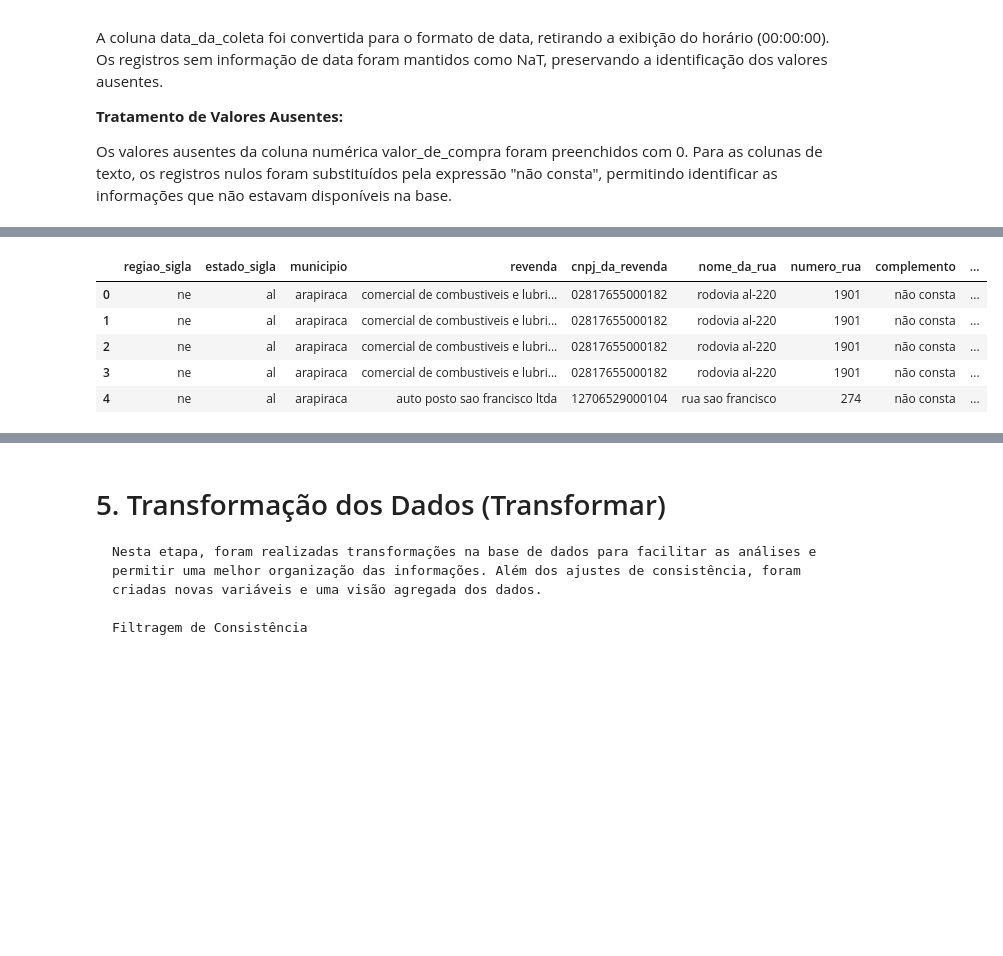
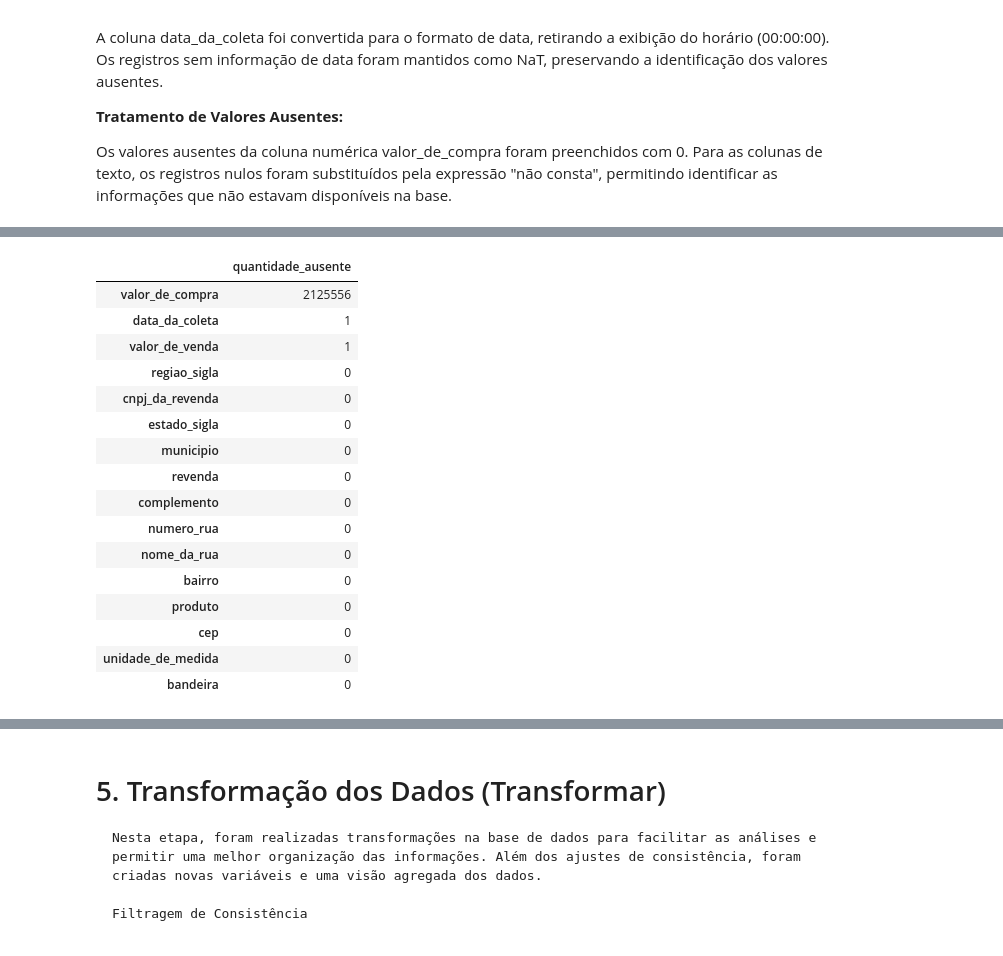
Before and after one commit to M-Eduarda-Souza/analise-de-combustiveis, a Jupyter notebook: notebooks/auditoria_dados.ipynb, the cells around one changed output, grey strips where cells are left out. Cells and saved outputs as stored; diff of their text form; code cells hidden in the pictures; blank space fills up the shorter version.

```diff
--- a/notebooks/auditoria_dados.ipynb
+++ b/notebooks/auditoria_dados.ipynb
@@ -170,51 +174,60 @@ Linhas duplicadas : 9129 ocorrencias exatas
    Os valores ausentes da coluna numérica valor_de_compra foram preenchidos com 0. Para as colunas de texto, os registros nulos foram substituídos pela expressão "não consta", permitindo identificar as informações que não estavam disponíveis na base.
 # %%
 df_unificado.columns = (
-    df_unificado.columns
+    df_unificado.columns.astype(str)
+    .str.strip()
     .str.lower()
-    .str.replace(' - ', '_')
-    .str.replace(' ', '_')
+    .str.replace(' - ', '_', regex=False)
+    .str.replace(' ', '_', regex=False)
+    .str.replace('-', '_', regex=False)
 )
 
-df_unificado = df_unificado.drop_duplicates()
+linhas_antes = len(df_unificado)
+df_unificado = df_unificado.drop_duplicates().copy()
+print(f"Duplicidades exatas removidas: {linhas_antes - len(df_unificado):,}")
 
-if 'valor_de_venda' in df_unificado.columns:
-    df_unificado['valor_de_venda'] = df_unificado['valor_de_venda'].astype(str).str.replace(',', '.')
-    df_unificado['valor_de_venda'] = pd.to_numeric(df_unificado['valor_de_venda'], errors='coerce')
+def converter_valor_monetario(serie):
+    valores = serie.astype('string').str.strip()
+    tem_virgula = valores.str.contains(',', regex=False, na=False)
 
-if 'cnpj_da_revenda' in df_unificado.columns:
-    df_unificado['cnpj_da_revenda'] = df_unificado['cnpj_da_revenda'].astype(str).str.replace(r'\D', '', regex=True)
-    df_unificado['cnpj_da_revenda'] = df_unificado['cnpj_da_revenda'].replace(['nan', ''], np.nan)
+    valores.loc[tem_virgula] = (
+        valores.loc[tem_virgula]
+        .str.replace('.', '', regex=False)
+        .str.replace(',', '.', regex=False)
+    )
+    return pd.to_numeric(valores, errors='coerce')
 
-if 'cep' in df_unificado.columns:
-    df_unificado['cep'] = df_unificado['cep'].astype(str).str.replace(r'\D', '', regex=True)
-    df_unificado['cep'] = df_unificado['cep'].replace(['nan', ''], np.nan)
+for coluna in ['valor_de_venda', 'valor_de_compra']:
+    if coluna in df_unificado.columns:
+        df_unificado[coluna] = converter_valor_monetario(df_unificado[coluna])
+
+for coluna in ['cnpj_da_revenda', 'cep']:
+    if coluna in df_unificado.columns:
+        identificador = df_unificado[coluna].astype('string').str.replace(r'\D', '', regex=True)
+        df_unificado[coluna] = identificador.replace('', pd.NA)
 
 if 'unidade_de_medida' in df_unificado.columns:
     df_unificado['unidade_de_medida'] = (
         df_unificado['unidade_de_medida']
-        .astype(str)
-        .str.replace('m3', 'm³')
-        .replace('nan', np.nan)
+        .astype('string').str.strip().str.lower()
+        .str.replace('m3', 'm³', regex=False)
     )
 
 if 'data_da_coleta' in df_unificado.columns:
-    df_unificado['data_da_coleta'] = pd.to_datetime(df_unificado['data_da_coleta'], format='%d/%m/%Y', errors='coerce')
-    df_unificado['data_da_coleta'] = df_unificado['data_da_coleta'].dt.date
+    df_unificado['data_da_coleta'] = pd.to_datetime(
+        df_unificado['data_da_coleta'], dayfirst=True, errors='coerce'
+    ).dt.normalize()
 
-colunas_numericas = df_unificado.select_dtypes(include=['float64', 'int64']).columns
 colunas_texto = df_unificado.select_dtypes(include=['object', 'string']).columns
+for coluna in colunas_texto:
+    df_unificado[coluna] = (
+        df_unificado[coluna].astype('string').str.strip().str.lower()
+        .fillna('não consta')
+    )
 
-df_unificado[colunas_numericas] = df_unificado[colunas_numericas].fillna(0)
-
-for col in colunas_texto:
-    if col == 'data_da_coleta':
-        continue
-
-    df_unificado[col] = df_unificado[col].fillna("não consta")
-    df_unificado[col] = df_unificado[col].astype(str).str.lower()
-
-print(" Limpeza concluída: datas, textos em minúsculas e CEP tratados!")
-print(f"Novas dimensões após limpeza: {df_unificado.shape[0]} linhas e {df_unificado.shape[1]} colunas")
+print("\nLimpeza concluída.")
+print(f"Dimensões após limpeza: {df_unificado.shape[0]:,} linhas e {df_unificado.shape[1]} colunas")
+print("\nAusências restantes por coluna:")
+display(df_unificado.isna().sum().sort_values(ascending=False).to_frame('quantidade_ausente'))
 display(df_unificado.head())
 # %% [output]
@@ -223,6 +240,17 @@ Novas dimensões após limpeza: 2125556 linhas e 16 colunas
-|  | regiao_sigla | estado_sigla | municipio | revenda | cnpj_da_revenda | nome_da_rua | numero_rua | complemento | ... |
-| 0 | ne | al | arapiraca | comercial de combustiveis e lubri... | 02817655000182 | rodovia al-220 | 1901 | não consta | ... |
-| 1 | ne | al | arapiraca | comercial de combustiveis e lubri... | 02817655000182 | rodovia al-220 | 1901 | não consta | ... |
-| 2 | ne | al | arapiraca | comercial de combustiveis e lubri... | 02817655000182 | rodovia al-220 | 1901 | não consta | ... |
-| 3 | ne | al | arapiraca | comercial de combustiveis e lubri... | 02817655000182 | rodovia al-220 | 1901 | não consta | ... |
-| 4 | ne | al | arapiraca | auto posto sao francisco ltda | 12706529000104 | rua sao francisco | 274 | não consta | ... |
+|  | quantidade_ausente |
+| valor_de_compra | 2125556 |
+| data_da_coleta | 1 |
+| valor_de_venda | 1 |
+| regiao_sigla | 0 |
+| cnpj_da_revenda | 0 |
+| estado_sigla | 0 |
+| municipio | 0 |
+| revenda | 0 |
+| complemento | 0 |
+| numero_rua | 0 |
+| nome_da_rua | 0 |
+| bairro | 0 |
+| produto | 0 |
+| cep | 0 |
+| unidade_de_medida | 0 |
+| bandeira | 0 |
```
Also changed, not shown: parts of 17 cells of this notebook, 1 other file.
